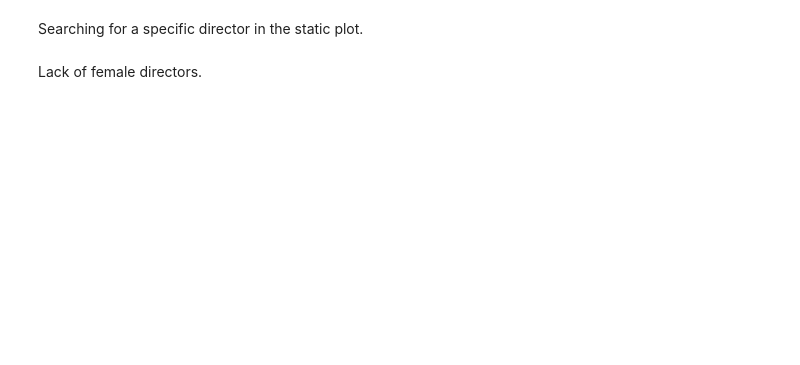
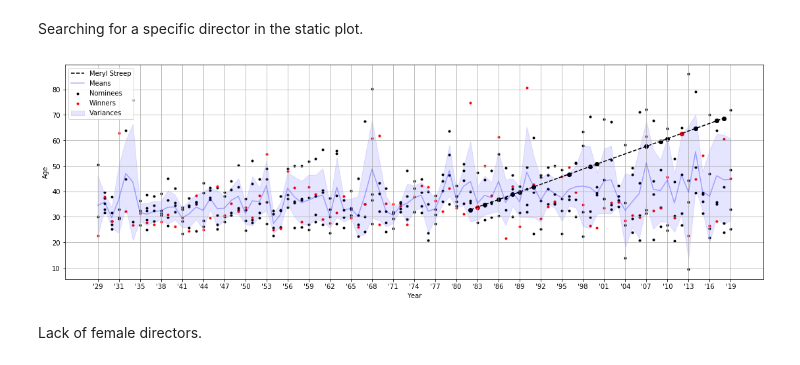
Before and after one commit to dcetin/academy-awards, a Jupyter notebook: academy_awards.ipynb, the cells around one changed output. Drawn from its saved outputs; the diff is of its cells as text; code cells hidden in the pictures; blank space fills up the shorter version.

```diff
--- a/academy_awards.ipynb
+++ b/academy_awards.ipynb
@@ -153,30 +157,38 @@ divs  = [plotly.offline.plot(fig, include_plotlyjs=False, output_type='div') for
 # %% [markdown]
 Searching for a specific director in the static plot.
+# %%
+#@title String fields
+name = 'Meryl Streep' #@param {type:"string"}
+dataset = 'Best Actress' #@param ["Best Director", "Best Actress", "Best Actor"]
+dfs = {'Best Director': df_bestdirector, 'Best Actress': df_bestactress, 'Best Actor': df_bestactor}
+df = dfs[dataset]
 # %%
-nominees = df_bestdirector['Won'] == False
-winners = df_bestdirector['Won'] == True
-ages_per_ceremony = [df_bestdirector['age_float'][df_bestdirector['Ceremony']==i].values for i in range(1, len(df_ceremonies)+1)]
+nominees = df['Won'] == False
+winners = df['Won'] == True
+ages_per_ceremony = [df['age_float'][df['Ceremony']==i].values for i in range(1, len(df_ceremonies)+1)]
 means = np.asarray([np.mean(x) for x in ages_per_ceremony])
 medians = np.asarray([np.median(x) for x in ages_per_ceremony])
 stds = np.asarray([np.std(x) for x in ages_per_ceremony])
 xticks_pos, xticks_lab = list(range(1, len(df_ceremonies)+1, 3)), ["'" + str(x)[-2:] for x in df_ceremonies['year'][::3].values]
-name = 'Clint Eastwood'
-specifier = df_bestdirector['Name'] == name
+
+specifier = df['Name'] == name
 plt.figure(figsize=(19,6))
-plt.scatter(df_bestdirector['Ceremony'][nominees], df_bestdirector['age_float'][nominees], marker='.', c='k', label='Nominees')
-plt.scatter(df_bestdirector['Ceremony'][winners], df_bestdirector['age_float'][winners], marker='.', c='r', label='Winners')
-plt.plot(df_bestdirector['Ceremony'][specifier], df_bestdirector['age_float'][specifier], linestyle='--', c='k', label=name)
-plt.scatter(df_bestdirector['Ceremony'][nominees & specifier], df_bestdirector['age_float'][nominees & specifier], c='k', label='_nolegend_')
-plt.scatter(df_bestdirector['Ceremony'][winners & specifier], df_bestdirector['age_float'][winners & specifier], c='r', label='_nolegend_')
+plt.scatter(df['Ceremony'][nominees], df['age_float'][nominees], marker='.', c='k', label='Nominees')
+plt.scatter(df['Ceremony'][winners], df['age_float'][winners], marker='.', c='r', label='Winners')
+plt.plot(df['Ceremony'][specifier], df['age_float'][specifier], linestyle='--', c='k', label=name)
+plt.scatter(df['Ceremony'][nominees & specifier], df['age_float'][nominees & specifier], c='k', label='_nolegend_')
+plt.scatter(df['Ceremony'][winners & specifier], df['age_float'][winners & specifier], c='r', label='_nolegend_')
 plt.plot(df_ceremonies['Ceremony'], means, linestyle='-', c='b', alpha=0.3, label='Means')
 # plt.plot(df_ceremonies['Ceremony'], medians, linestyle='-', c='g', alpha=0.7, label='Medians')
 plt.fill_between(df_ceremonies['Ceremony'], means-stds, means+stds, color='b', alpha=0.1, label='Variances')
 plt.xticks(xticks_pos, xticks_lab)
 plt.grid(True)
 plt.ylabel('Age')
 plt.xlabel('Year')
 plt.legend(loc='upper left')
 plt.show()
+# %% [output]
+[figure, added]
 # %% [markdown]
 Lack of female directors.
 # %%
```
Also changed, not shown: parts of 4 cells of this notebook, 3 other files.
